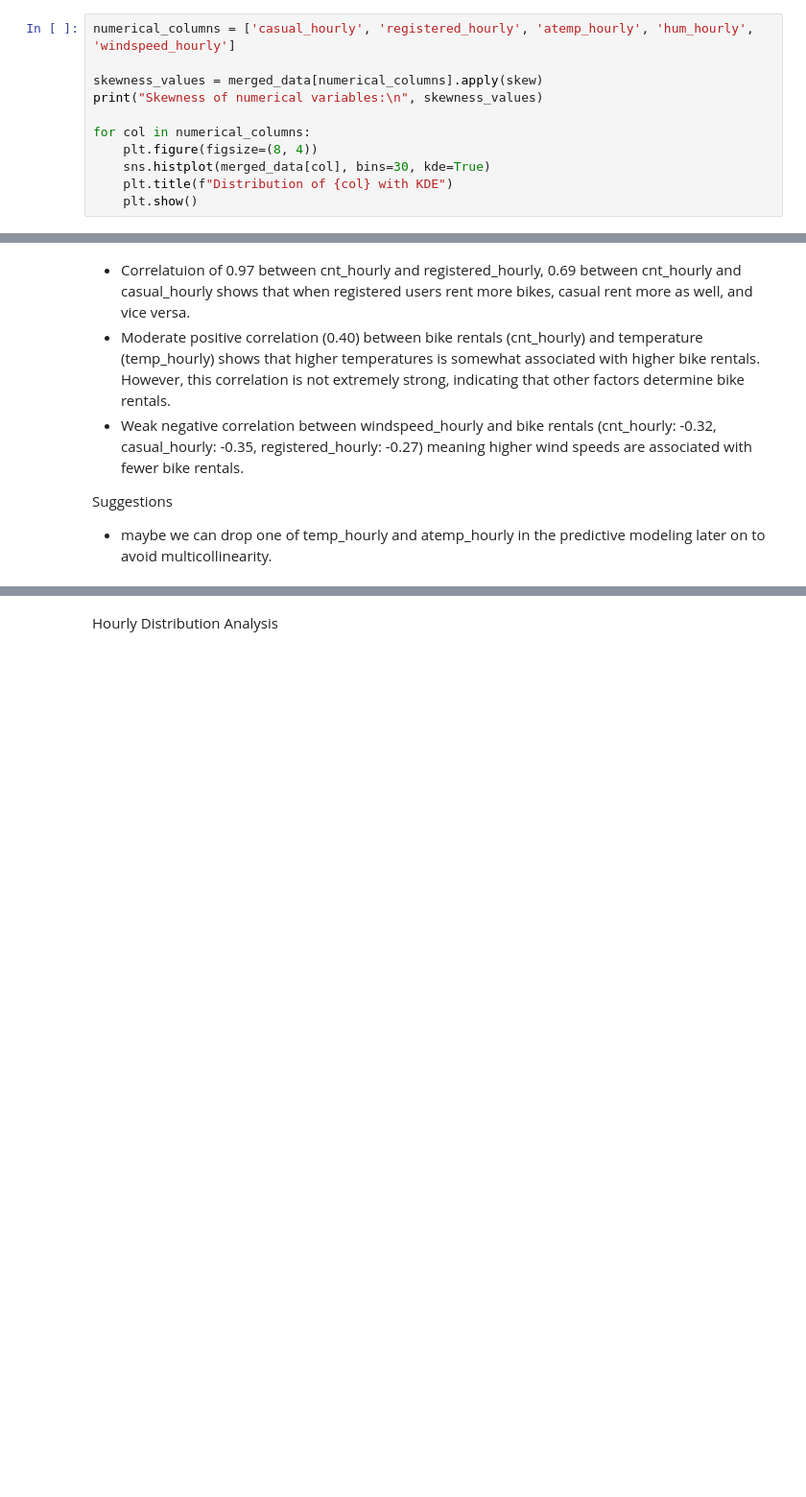
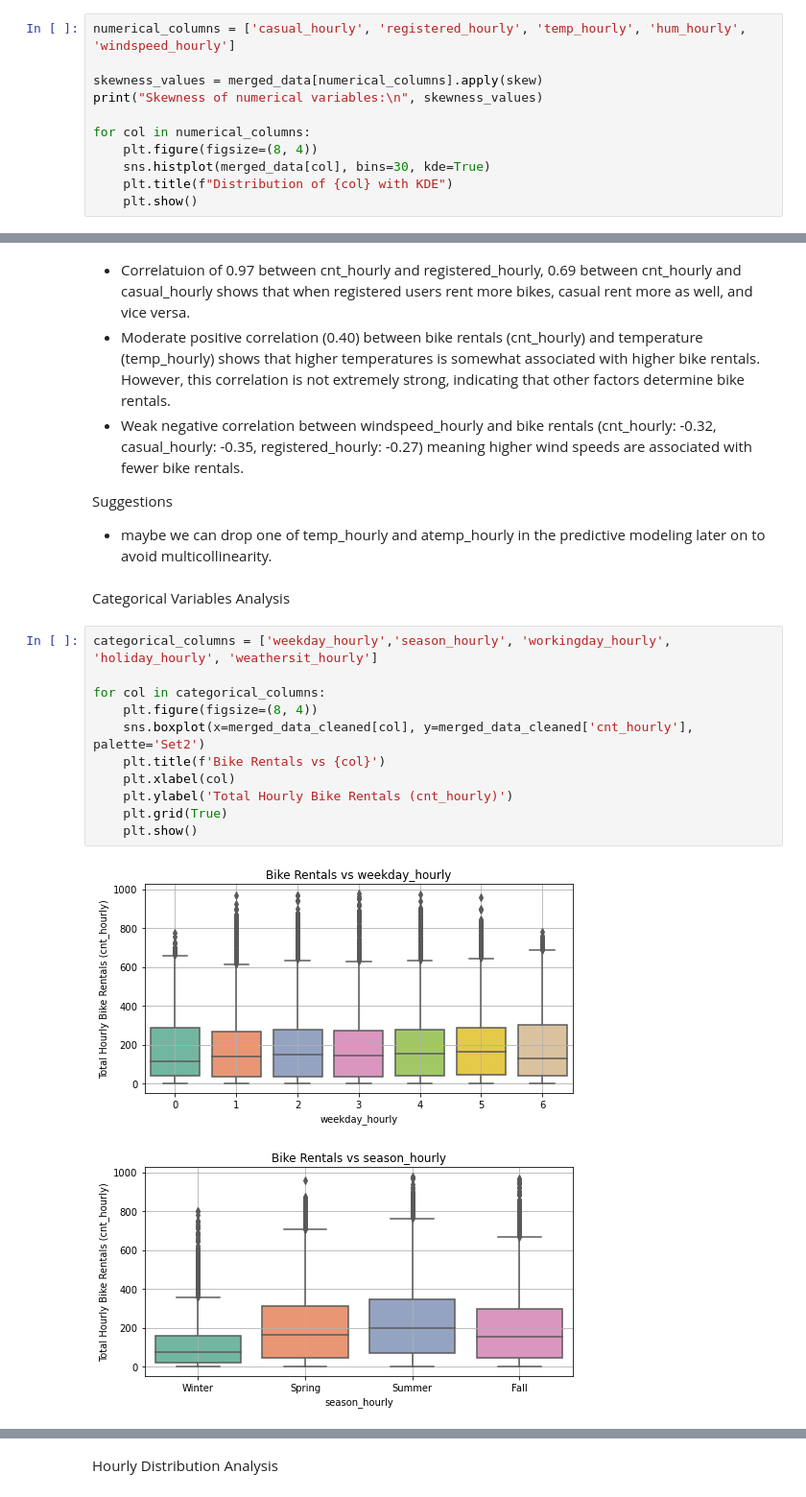
Before and after one commit to AlexandraGjorgieva/ML.ex0, a Jupyter notebook: explore_bikes.ipynb, the cells around one changed output, grey strips where cells are left out. Shown: that part at 96% size. Cells and saved outputs as stored; diff of their text form; blank space fills up the shorter version.

```diff
--- a/explore_bikes.ipynb
+++ b/explore_bikes.ipynb
@@ -257,7 +234,7 @@ Analysis of histograms
 # %% [markdown]
 Analysis of Skewnes
 # %%
-numerical_columns = ['casual_hourly', 'registered_hourly', 'atemp_hourly', 'hum_hourly', 'windspeed_hourly']
+numerical_columns = ['casual_hourly', 'registered_hourly', 'temp_hourly', 'hum_hourly', 'windspeed_hourly']
 
 skewness_values = merged_data[numerical_columns].apply(skew)
 print("Skewness of numerical variables:\n", skewness_values)
@@ -301,3 +279,19 @@ plt.show()
 
 Suggestions
 - maybe we can drop one of temp_hourly and atemp_hourly in the predictive modeling later on to avoid multicollinearity.
+# %% [markdown]
+Categorical Variables Analysis
+# %%
+categorical_columns = ['weekday_hourly','season_hourly', 'workingday_hourly', 'holiday_hourly', 'weathersit_hourly']
+
+for col in categorical_columns:
+    plt.figure(figsize=(8, 4))
+    sns.boxplot(x=merged_data_cleaned[col], y=merged_data_cleaned['cnt_hourly'], palette='Set2')
+    plt.title(f'Bike Rentals vs {col}')
+    plt.xlabel(col)
+    plt.ylabel('Total Hourly Bike Rentals (cnt_hourly)')
+    plt.grid(True)
+    plt.show()
+# %% [output]
+[figure, added]
+[figure, added]
```
Also changed, not shown: parts of 20 cells of this notebook, 1 other file.
